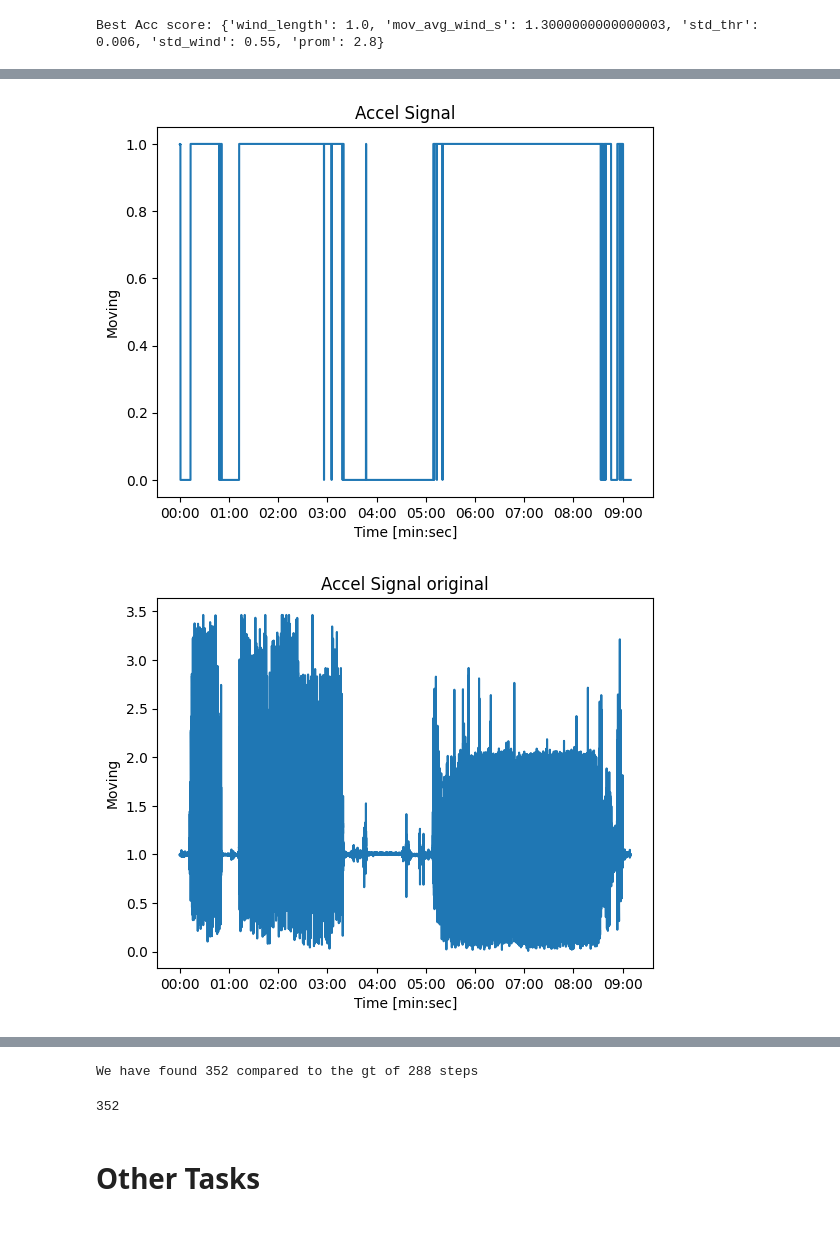
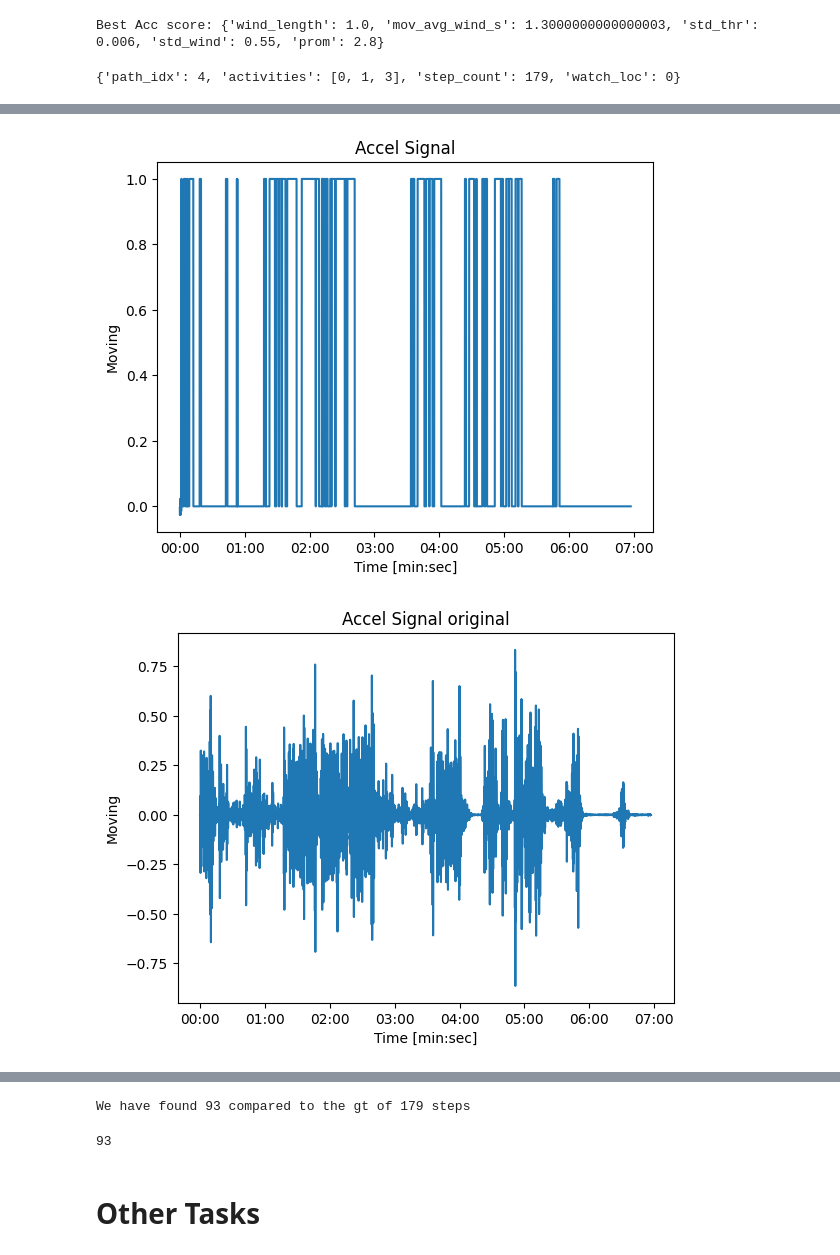
Before and after one commit to vstrozzi/mhealth2024, a Jupyter notebook: workspace.ipynb, the cells around one changed output, grey strips where cells are left out. Drawn from its saved outputs; the diff is of its cells as text; code cells hidden in the pictures.

```diff
--- a/workspace.ipynb
+++ b/workspace.ipynb
@@ -68,6 +68,14 @@ from mhealth_activity import Recording, Trace, Activity, WatchLocation, Path
 # Steps
 # %%
 SAMPLING_RATE = 200
+# %%
+def butter_bandpass(lowcut, highcut, fs, order=5):
+    return butter(order, [lowcut, highcut], fs=fs, btype='band')
+
+def butter_bandpass_filter(data, lowcut, highcut, fs, order=5):
+    b, a = butter_bandpass(lowcut, highcut, fs, order=order)
+    y = lfilter(b, a, data)
+    return y
 # %%
 def plot_signal(signal, title, ylabel, sampling_rate=SAMPLING_RATE, peaks=[]):
     x = np.linspace(0, len(signal) / sampling_rate, len(signal))
@@ -101,11 +111,14 @@ def get_signal_walk(path):
     return magn, step_count if step_count != None else 0
 # %%
+SAMPLING_RATE = 200
+
 # Clean low frequencies, RFFT since signals contain only real values (+faster)
-def algo_walk(acc_phase, label = 0, wind_length = 3.4, mov_avg_wind_s = 0.15, std_thr = 0.146, std_wind = 0.35, freq_max_hz = 2.1, prom = 2.85, sampling_rate = SAMPLING_RATE, show=False):
+def algo_walk(acc_phase, label = 0, wind_length= 7.6, mov_avg_wind_s= 0.85, std_thr= 0.15000000000000002, std_wind= 0.65, freq_max_hz= 3.0, prom = 1.65, sampling_rate = SAMPLING_RATE, show=False):
     # Number samples
     N = len(acc_phase)
 
-
+    # Filter too high frequency out
+    acc_phase = butter_bandpass_filter(acc_phase, 1, 3, sampling_rate)
     # Eval moving average over window
     mov_avg_wind = int(mov_avg_wind_s*sampling_rate)
     numbers_series = pd.Series(acc_phase)
@@ -223,7 +222,7 @@ print('Best Acc score:', study.best_params)
 # %% [output]
 Best Acc score: {'wind_length': 1.0, 'mov_avg_wind_s': 1.3000000000000003, 'std_thr': 0.006, 'std_wind': 0.55, 'prom': 2.8}
 # %%
-path = "data/train/train_trace_014.pkl"
+path = "data/train/train_trace_017.pkl"
 
 
 sign, label = get_signal_walk(path)
@@ -232,3 +231,4 @@ plot_window_end = 205*SAMPLING_RATE  # in seconds
 
 algo_walk(sign, label, show=True)
 # %% [output]
+{'path_idx': 4, 'activities': [0, 1, 3], 'step_count': 179, 'watch_loc': 0}
@@ -237,2 +237,2 @@ algo_walk(sign, label, show=True)
-[figure, old version]
+[figure, new version]
-[figure, old version]
+[figure, new version]
@@ -242,4 +242,4 @@ algo_walk(sign, label, show=True)
-We have found 352 compared to the gt of 288 steps
-352
+We have found 93 compared to the gt of 179 steps
+93
 # %% [markdown]
 # Other Tasks
```
Also changed, not shown: parts of 35 cells of this notebook, 6 other files.
